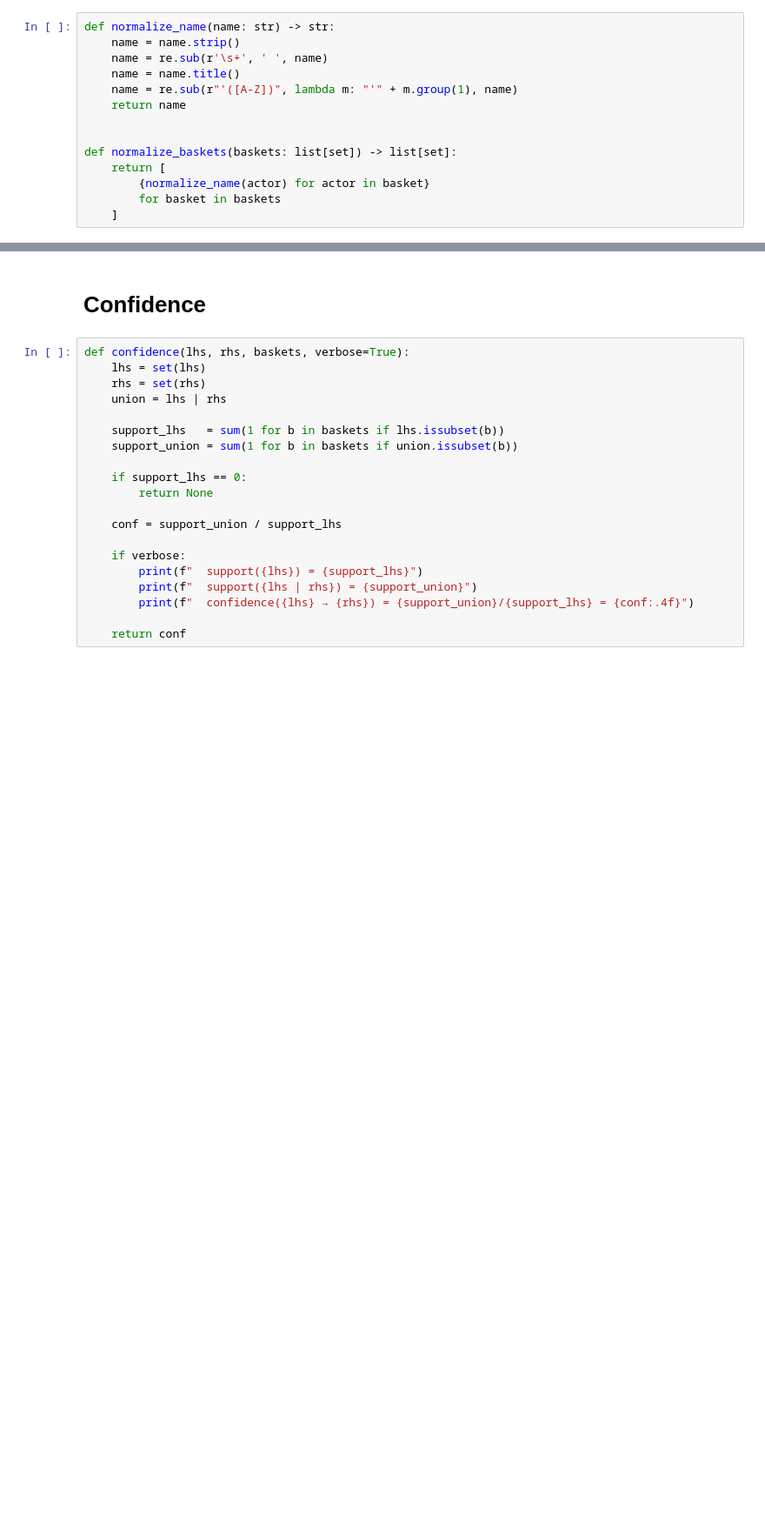
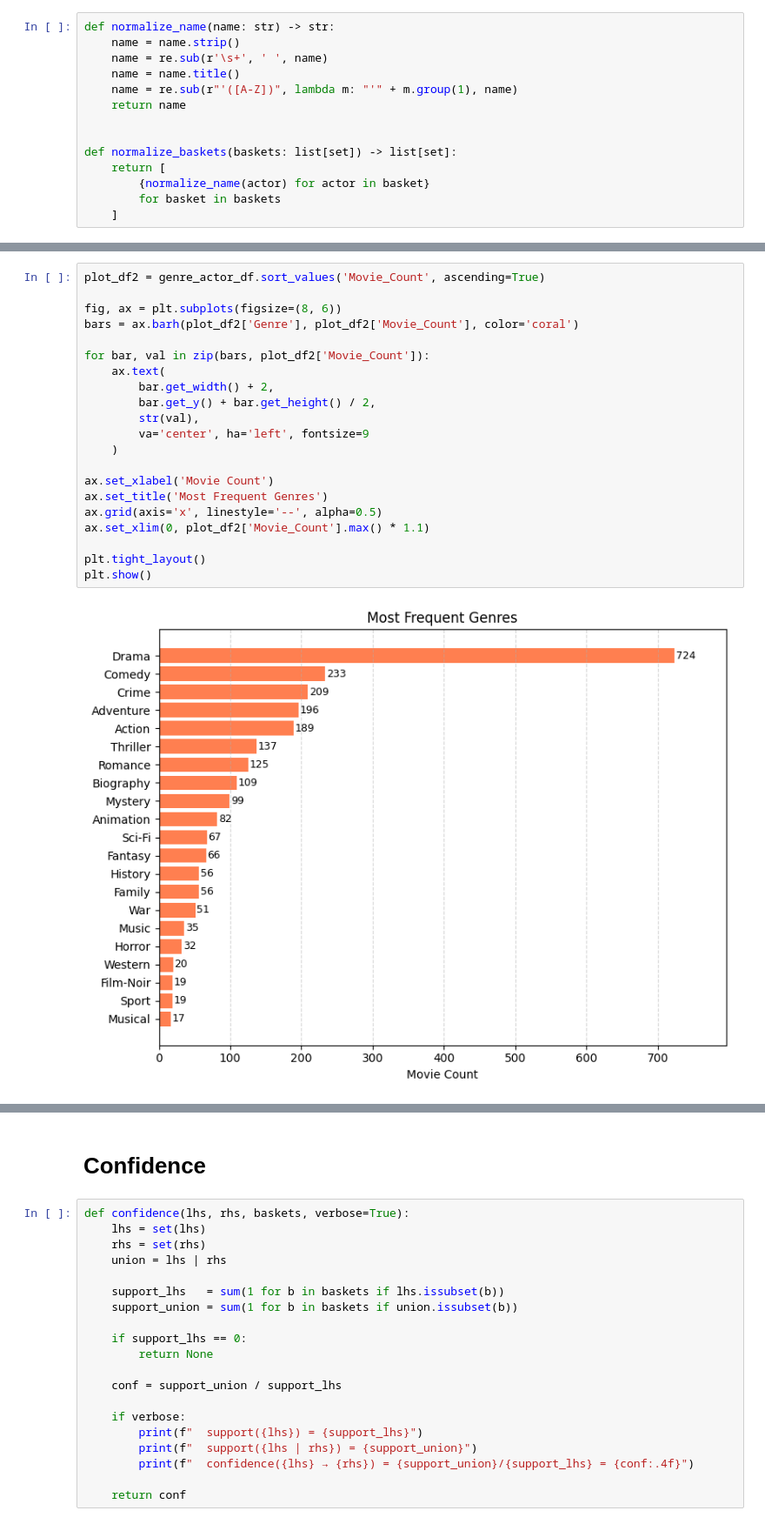
Before and after one commit to bercaakbayir/unimi-dse-amd-assignment, a Jupyter notebook: main.ipynb, the cells around one changed output, grey strips where cells are left out. Shown at 87% size. Drawn from its saved outputs; the diff is of its cells as text; blank space fills up the shorter version.

```diff
--- a/main.ipynb
+++ b/main.ipynb
@@ -168,0 +331,23 @@ plt.show()
+# %%
+plot_df2 = genre_actor_df.sort_values('Movie_Count', ascending=True)
+
+fig, ax = plt.subplots(figsize=(8, 6))
+bars = ax.barh(plot_df2['Genre'], plot_df2['Movie_Count'], color='coral')
+
+for bar, val in zip(bars, plot_df2['Movie_Count']):
+    ax.text(
+        bar.get_width() + 2,
+        bar.get_y() + bar.get_height() / 2,
+        str(val),
+        va='center', ha='left', fontsize=9
+    )
+
+ax.set_xlabel('Movie Count')
+ax.set_title('Most Frequent Genres')
+ax.grid(axis='x', linestyle='--', alpha=0.5)
+ax.set_xlim(0, plot_df2['Movie_Count'].max() * 1.1)
+
+plt.tight_layout()
+plt.show()
+# %% [output]
+[figure, added]
```
Also changed, not shown: parts of 53 cells of this notebook.
